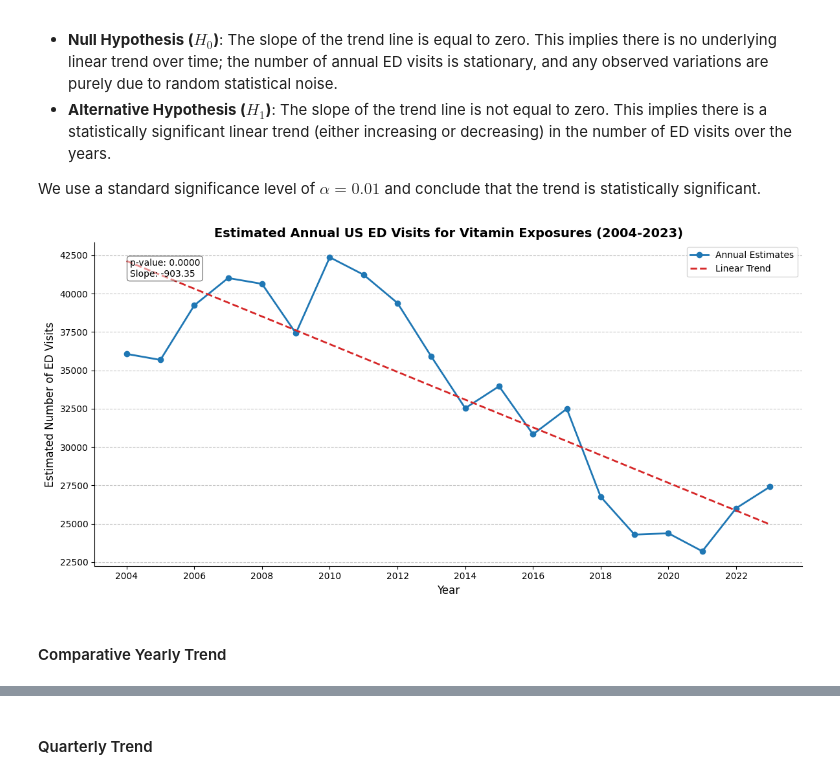
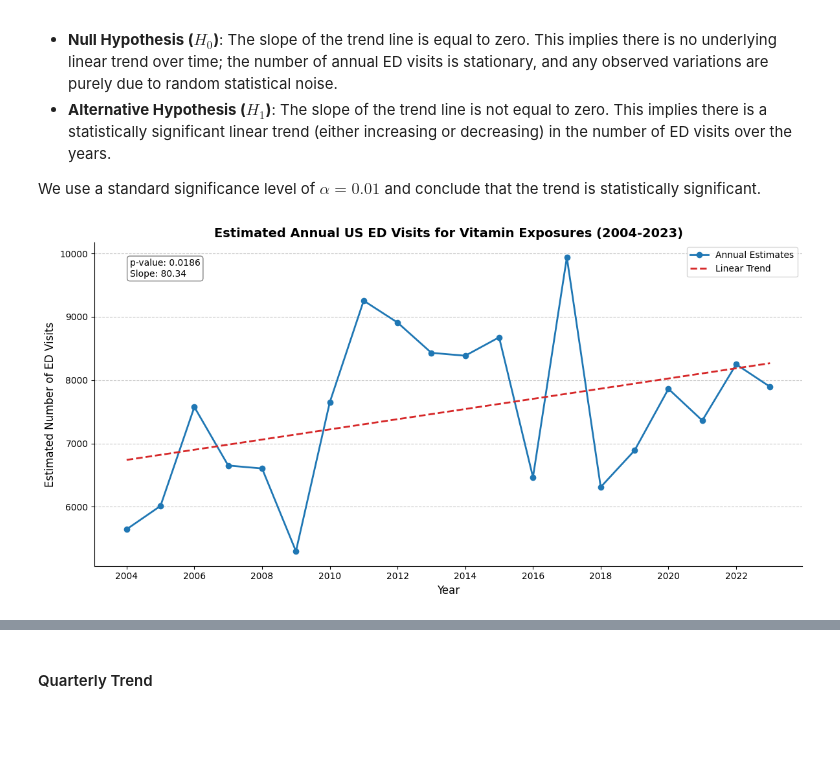
Before and after one commit to fede-giorgi/vitamins, a Jupyter notebook: temporal_analysis.ipynb, the cells around one changed output, grey strips where cells are left out. Saved outputs shown, nothing was run; the diff lists cells and outputs as text; code cells hidden in the pictures; blank space fills up the shorter version.

```diff
--- a/temporal_analysis.ipynb
+++ b/temporal_analysis.ipynb
@@ -32,9 +27,8 @@ df = load_and_preprocess_data(file_path)
 # Convert weights to numeric (if not already handled by load_and_preprocess_data)
 df['Weight'] = pd.to_numeric(df['Weight'], errors='coerce')
 
-# Create a new categorical column for vitamins using BERT predictions
-# Casting to int ensures safe comparison regardless of how pandas parsed the column
-df['Category'] = np.where(df['bert_prediction'].astype(int) == 1, 'Vitamins', 'Other Exposures')
+# Filter dataset to analyze ONLY Vitamin exposures (Denominator Problem)
+df = df[df['bert_prediction'].astype(int) == 1].copy()
 
 # Convert Treatment_Date to actual datetime objects
 df['Treatment_Date'] = pd.to_datetime(df['Treatment_Date'], errors='coerce')
@@ -71,16 +65,14 @@ df['Fire_Label'] = df['Fire_Involvement'].map(fire_map).fillna('Unknown')
 
 
 # YEARLY DATA
-# Group by Year and Category, then unstack to create two columns ('Vitamins' and 'Other Exposures')
-yearly_data = df.groupby(['Year', 'Category'])['Weight'].sum().unstack(fill_value=0)
+yearly_data = df.groupby('Year')['Weight'].sum()
 
 # QUARTERLY DATA
 # Create a continuous Year-Quarter column (e.g., Q1 2004, Q2 2004)
 # .dt.to_period('Q') converts dates to the correct fiscal quarter
 # .dt.to_timestamp() converts it back to the first day of that quarter (e.g., Jan 1st, Apr 1st) for plotting
 df['YearQuarter'] = df['Treatment_Date'].dt.to_period('Q').dt.to_timestamp()
-quarterly_data = df.groupby(['YearQuarter', 'Category'])['Weight'].sum().unstack(fill_value=0)
-
+quarterly_data = df.groupby('YearQuarter')['Weight'].sum()
 
 # INDEXED DATA (Base Year = 100)
 # Identify the earliest year to use as the baseline (Index = 100)
@@ -88,22 +80,20 @@ base_year = yearly_data.index.min()
 # Divide all years by the base year's value and multiply by 100
 indexed_data = yearly_data.div(yearly_data.loc[base_year]) * 100
 
-
 # NORMALIZED SEASONALITY CALCULATION ---
-
 # 1) Sum total ED visits for each specific Month of each Year
-monthly_yearly_data = df.groupby(['Year', 'Month', 'Category'])['Weight'].sum().reset_index()
 
 # 2) Sum total ED visits for the entire Year
-yearly_totals = monthly_yearly_data.groupby(['Year', 'Category'])['Weight'].sum().reset_index()
+monthly_yearly_data = df.groupby(['Year', 'Month'])['Weight'].sum().reset_index()
+yearly_totals = monthly_yearly_data.groupby('Year')['Weight'].sum().reset_index()
 yearly_totals = yearly_totals.rename(columns={'Weight': 'Year_Total'})
 
 # 3) Merge and calculate the percentage share that each month contributes to its year
-merged_data = pd.merge(monthly_yearly_data, yearly_totals, on=['Year', 'Category'])
+merged_data = pd.merge(monthly_yearly_data, yearly_totals, on='Year')
 merged_data['Month_Share_Pct'] = (merged_data['Weight'] / merged_data['Year_Total']) * 100
 
 # 4) Average these monthly percentages across all 20 years
-final_seasonality = merged_data.groupby(['Month', 'Category'])['Month_Share_Pct'].mean().unstack()
+final_seasonality = merged_data.groupby('Month')['Month_Share_Pct'].mean()
 # %% [output]
 Loading classified data from data/NEISS_Final_Classified.csv...
 Loading data from data/NEISS_Final_Classified.csv...
@@ -122,14 +181,16 @@ We use a standard significance level of $\alpha = 0.01$ and conclude that the tr
 # %%
 # Prepare the data for regression: X (Year) and y (Estimated Visits)
 X = yearly_data.index.values.reshape(-1, 1)
-y = yearly_data['Vitamins'].values
+y = yearly_data.values
+
+# Add a constant term to the predictor to allow for an intercept in the model
+X_with_const = sm.add_constant(X)
 
 # Add a constant term to the predictor to allow for an intercept in the model
 X_with_const = sm.add_constant(X)
 
 # Fit the Ordinary Least Squares (OLS) regression model
-model = sm.OLS(y, X_with_const).fit()
-
+model = sm.OLS(y, X_with_const).fit(cov_type='HAC', cov_kwds={'maxlags': 1})
 # Extract the p-value and the slope (coefficient) for the 'Year' variable
 # model.pvalues[1] refers to the p-value of the Year coefficient
 p_value = model.pvalues[1]
@@ -143,37 +204,35 @@ trend_line = intercept + slope * yearly_data.index
 plt.figure(figsize=(12, 6))
 
 # Plot the actual historical data points and connecting line
-plt.plot(yearly_data.index, yearly_data['Vitamins'],
+plt.plot(yearly_data.index, yearly_data,
          marker='o', linestyle='-', linewidth=2, color='#1f77b4',
          markersize=6, label='Annual Estimates')
 
 # Plot the regression trend line to visualize the overall direction
 plt.plot(yearly_data.index, trend_line,
          linestyle='--', color='#d62728', linewidth=2, label='Linear Trend')
 
 # Chart Title and Axis Labels
 plt.title('Estimated Annual US ED Visits for Vitamin Exposures (2004-2023)',
           fontsize=14, fontweight='bold')
 plt.xlabel('Year', fontsize=12)
 plt.ylabel('Estimated Number of ED Visits', fontsize=12)
 
 # Set X-axis ticks every 2 years for better readability
 plt.xticks(np.arange(min(yearly_data.index), max(yearly_data.index)+1, 2))
 
 # Add a text box to display the statistical significance (p-value)
 stats_text = f'p-value: {p_value:.4f}\nSlope: {slope:.2f}'
 plt.text(0.05, 0.95, stats_text, transform=plt.gca().transAxes,
          fontsize=10, verticalalignment='top', bbox=dict(boxstyle='round', facecolor='white', alpha=0.5))
 
 # Aesthetic cleanup: grid, spines, and layout
 plt.grid(True, axis='y', linestyle='--', alpha=0.7)
 plt.gca().spines['top'].set_visible(False)
 plt.gca().spines['right'].set_visible(False)
 plt.legend() # Add legend to distinguish data from trend line
 plt.tight_layout()
 
 plt.show()
 # %% [output]
-[figure, old version]
+[figure, new version]
-# %% [markdown]
-#### Comparative Yearly Trend
```
Also changed, not shown: parts of 8 cells of this notebook, 8 other files.
